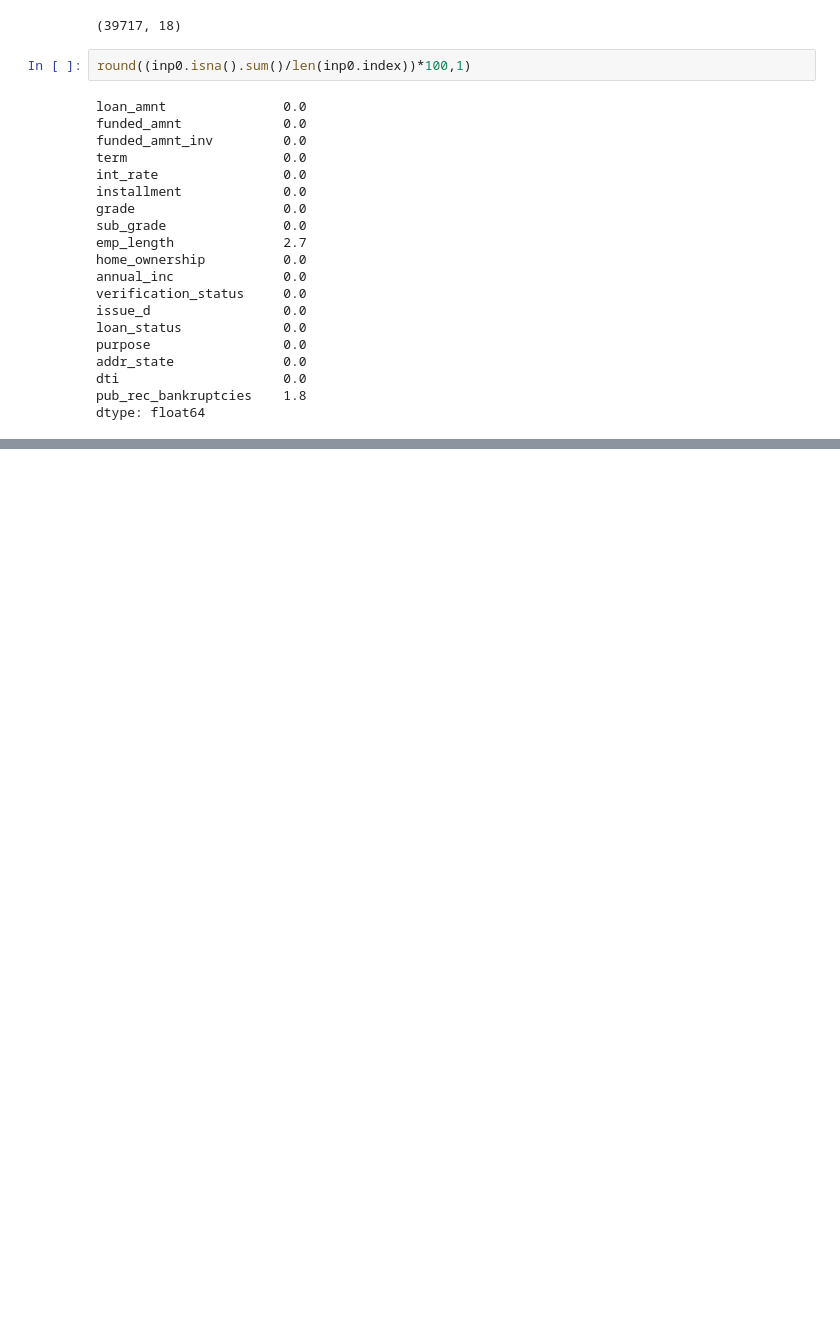
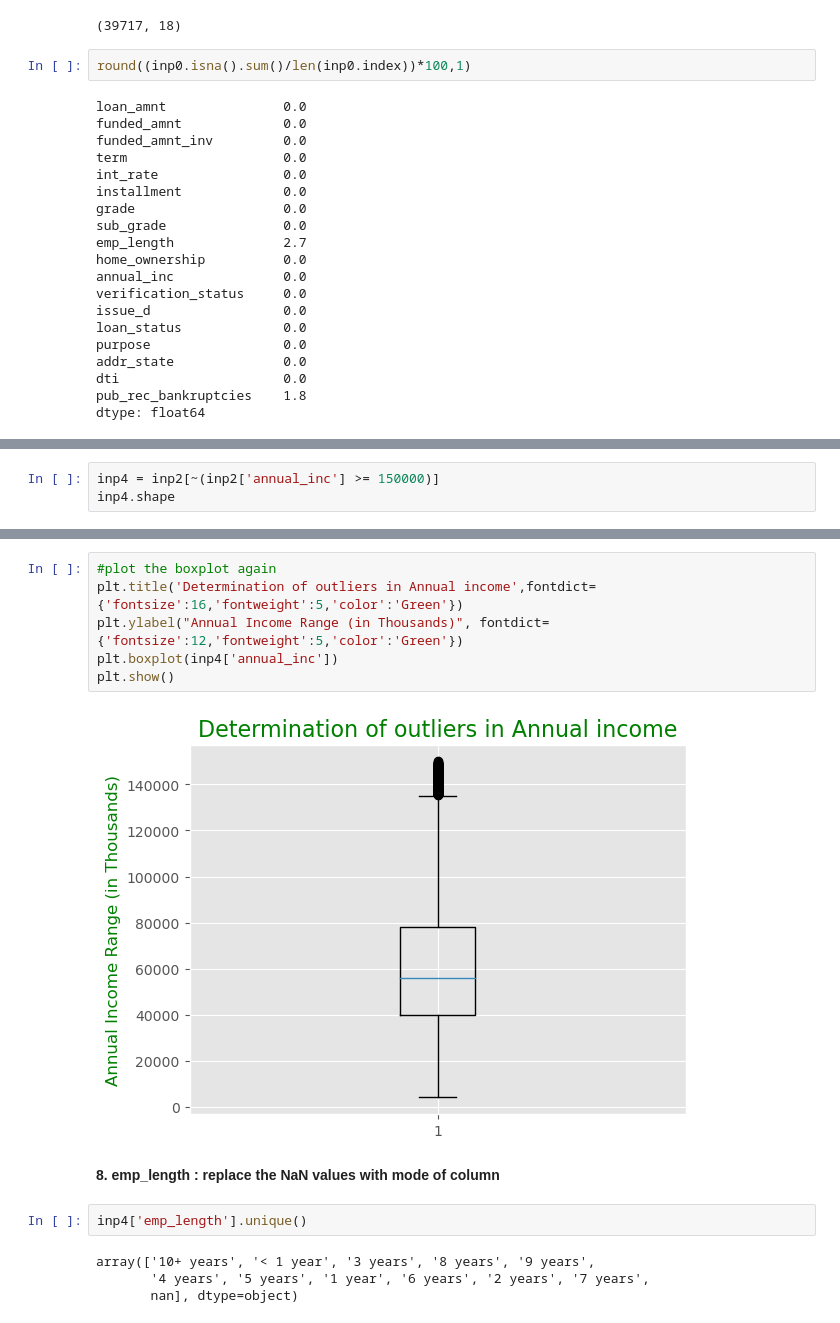
Before and after one commit to shagunp/Lending_CaseStudy, a Jupyter notebook: Andrea_Shagun.ipynb, the cells around one changed output, grey strips where cells are left out. Cells and saved outputs as stored; diff of their text form; blank space fills up the shorter version.

```diff
--- a/Andrea_Shagun.ipynb
+++ b/Andrea_Shagun.ipynb
@@ -275,0 +503,3 @@ maybe can remove more columns like policy_code
+# %%
+inp4 = inp2[~(inp2['annual_inc'] >= 150000)]
+inp4.shape
@@ -275,0 +520,16 @@ maybe can remove more columns like policy_code
+# %%
+#plot the boxplot again
+plt.title('Determination of outliers in Annual income',fontdict={'fontsize':16,'fontweight':5,'color':'Green'})
+plt.ylabel("Annual Income Range (in Thousands)", fontdict={'fontsize':12,'fontweight':5,'color':'Green'})
+plt.boxplot(inp4['annual_inc'])
+plt.show()
+# %% [output]
+[figure, added]
+# %% [markdown]
+**8. emp_length : replace the NaN values with mode of column**
+# %%
+inp4['emp_length'].unique()
+# %% [output]
+array(['10+ years', '< 1 year', '3 years', '8 years', '9 years',
+       '4 years', '5 years', '1 year', '6 years', '2 years', '7 years',
+       nan], dtype=object)
```
Also changed, not shown: parts of 59 cells of this notebook.
